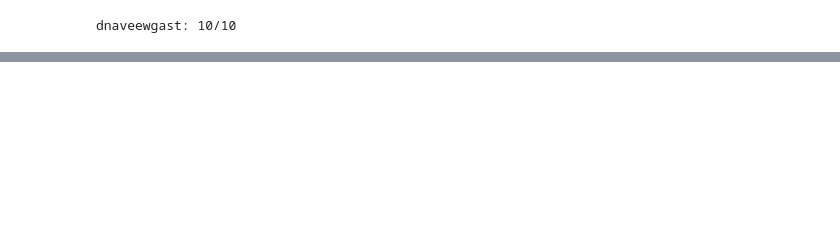
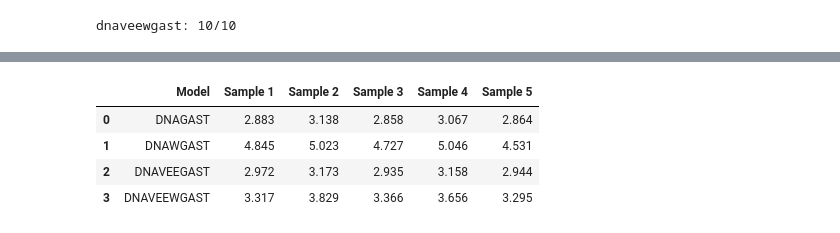
Before and after one commit to DLii-Research/setbert, a Jupyter notebook: notebooks/DNAGAST Results.ipynb, the cells around one changed output, grey strips where cells are left out. Cells and saved outputs as stored; diff of their text form; code cells hidden in the pictures; blank space fills up the shorter version.

```diff
--- a/notebooks/DNAGAST Results.ipynb
+++ b/notebooks/DNAGAST Results.ipynb
@@ -365,0 +432,15 @@ def compute_spread(distance_matrices):
+# %%
+rows = []
+for model in spread:
+    row = [model.upper()]
+    for sample in real_fake_distances[model]:
+        row.append(np.median(sample["gmean"]))
+    rows.append(row)
+real_fake_distances_gmean_table = pd.DataFrame(rows, columns=["Model", *[f"Sample {i+1}" for i in range(len(samples))]]).round(3)
+real_fake_distances_gmean_table
+# %% [output]
+|  | Model | Sample 1 | Sample 2 | Sample 3 | Sample 4 | Sample 5 |
+| 0 | DNAGAST | 2.883 | 3.138 | 2.858 | 3.067 | 2.864 |
+| 1 | DNAWGAST | 4.845 | 5.023 | 4.727 | 5.046 | 4.531 |
+| 2 | DNAVEEGAST | 2.972 | 3.173 | 2.935 | 3.158 | 2.944 |
+| 3 | DNAVEEWGAST | 3.317 | 3.829 | 3.366 | 3.656 | 3.295 |
```
Also changed, not shown: parts of 37 cells of this notebook.
